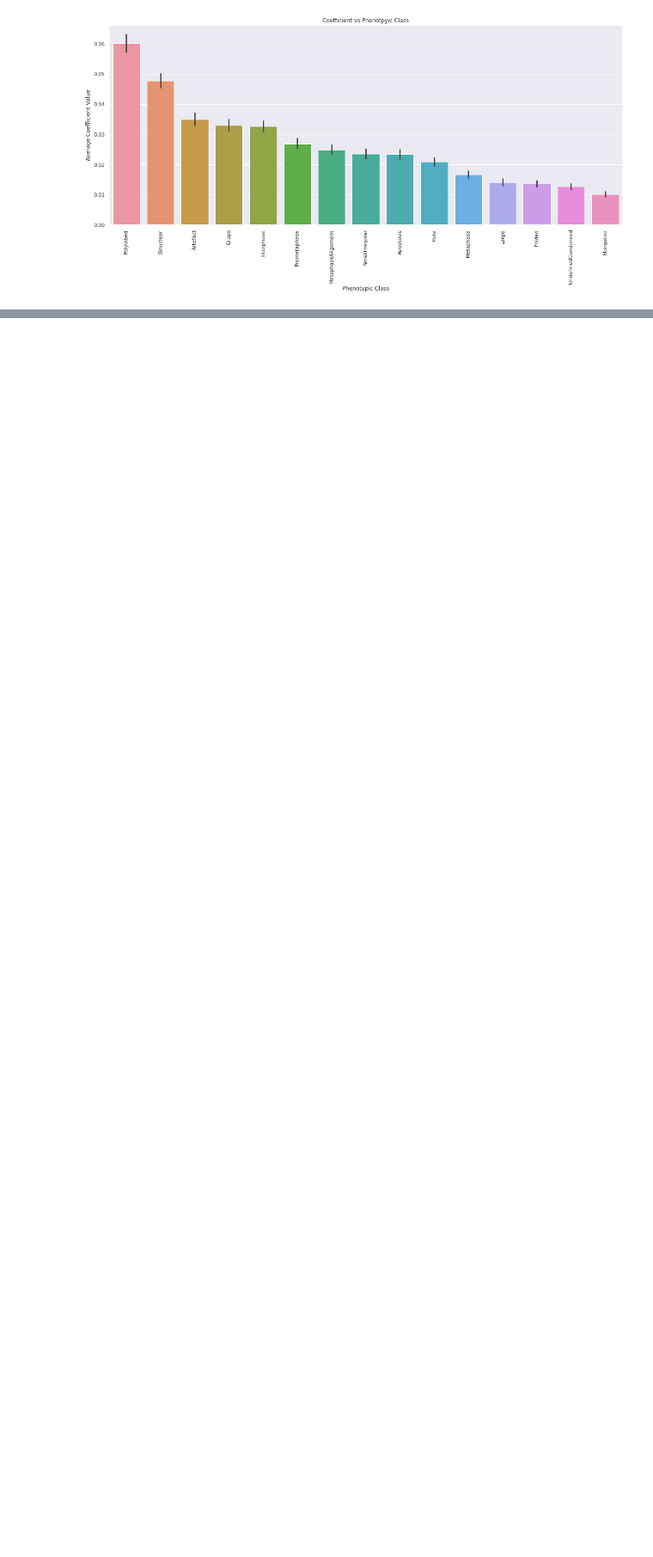
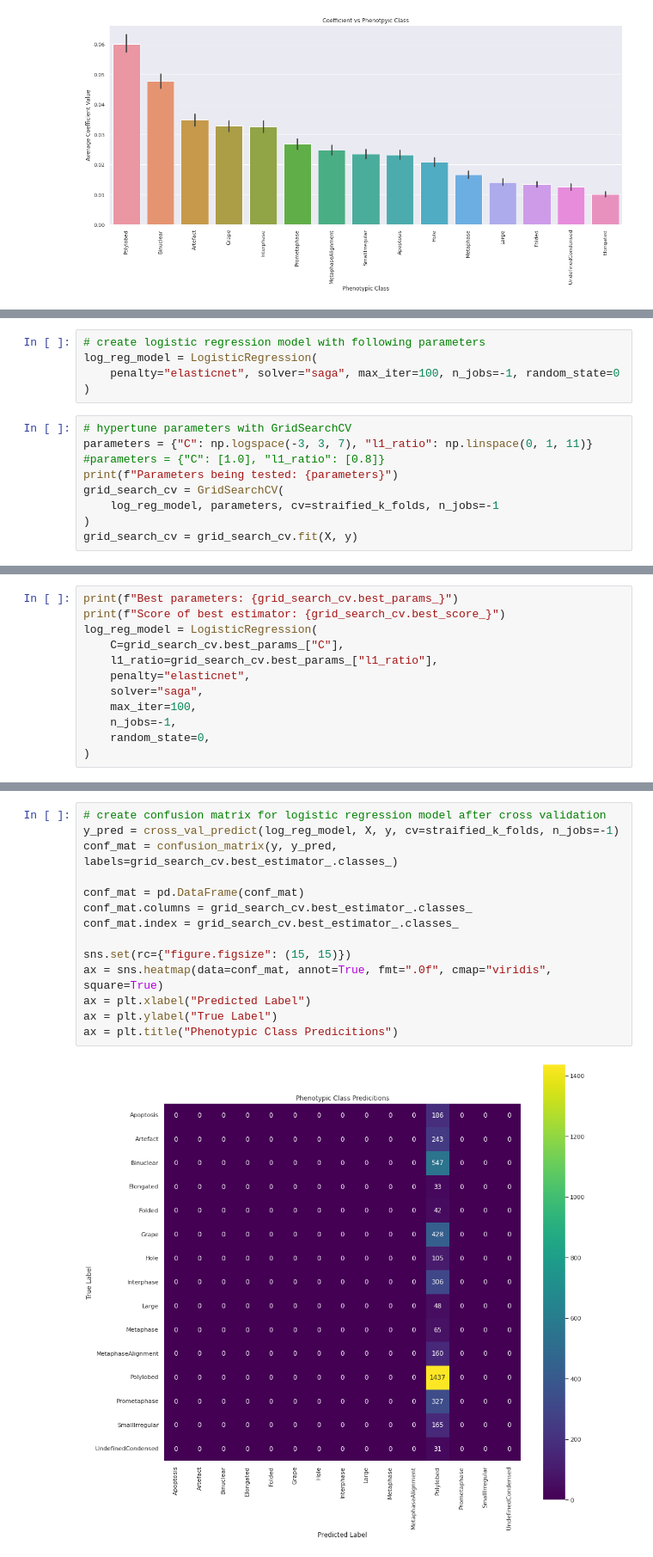
Before and after one commit to WayScience/phenotypic_profiling, a Jupyter notebook: 2.ML_model/DP_model.ipynb, the cells around one changed output, grey strips where cells are left out. Shown at 86% size. Drawn from its saved outputs; the diff is of its cells as text; blank space fills up the shorter version.

```diff
--- a/2.ML_model/DP_model.ipynb
+++ b/2.ML_model/DP_model.ipynb
@@ -220,0 +257,14 @@ ax = sns.barplot(data=feature_ordered)
+# %%
+# create logistic regression model with following parameters
+log_reg_model = LogisticRegression(
+    penalty="elasticnet", solver="saga", max_iter=100, n_jobs=-1, random_state=0
+)
+# %%
+# hypertune parameters with GridSearchCV
+parameters = {"C": np.logspace(-3, 3, 7), "l1_ratio": np.linspace(0, 1, 11)}
+#parameters = {"C": [1.0], "l1_ratio": [0.8]}
+print(f"Parameters being tested: {parameters}")
+grid_search_cv = GridSearchCV(
+    log_reg_model, parameters, cv=straified_k_folds, n_jobs=-1
+)
+grid_search_cv = grid_search_cv.fit(X, y)
@@ -220,0 +273,12 @@ ax = sns.barplot(data=feature_ordered)
+# %%
+print(f"Best parameters: {grid_search_cv.best_params_}")
+print(f"Score of best estimator: {grid_search_cv.best_score_}")
+log_reg_model = LogisticRegression(
+    C=grid_search_cv.best_params_["C"],
+    l1_ratio=grid_search_cv.best_params_["l1_ratio"],
+    penalty="elasticnet",
+    solver="saga",
+    max_iter=100,
+    n_jobs=-1,
+    random_state=0,
+)
@@ -220,0 +288,16 @@ ax = sns.barplot(data=feature_ordered)
+# %%
+# create confusion matrix for logistic regression model after cross validation
+y_pred = cross_val_predict(log_reg_model, X, y, cv=straified_k_folds, n_jobs=-1)
+conf_mat = confusion_matrix(y, y_pred, labels=grid_search_cv.best_estimator_.classes_)
+
+conf_mat = pd.DataFrame(conf_mat)
+conf_mat.columns = grid_search_cv.best_estimator_.classes_
+conf_mat.index = grid_search_cv.best_estimator_.classes_
+
+sns.set(rc={"figure.figsize": (15, 15)})
+ax = sns.heatmap(data=conf_mat, annot=True, fmt=".0f", cmap="viridis", square=True)
+ax = plt.xlabel("Predicted Label")
+ax = plt.ylabel("True Label")
+ax = plt.title("Phenotypic Class Predicitions")
+# %% [output]
+[figure, added]
```
Also changed, not shown: parts of 23 cells of this notebook, 7 other files.
